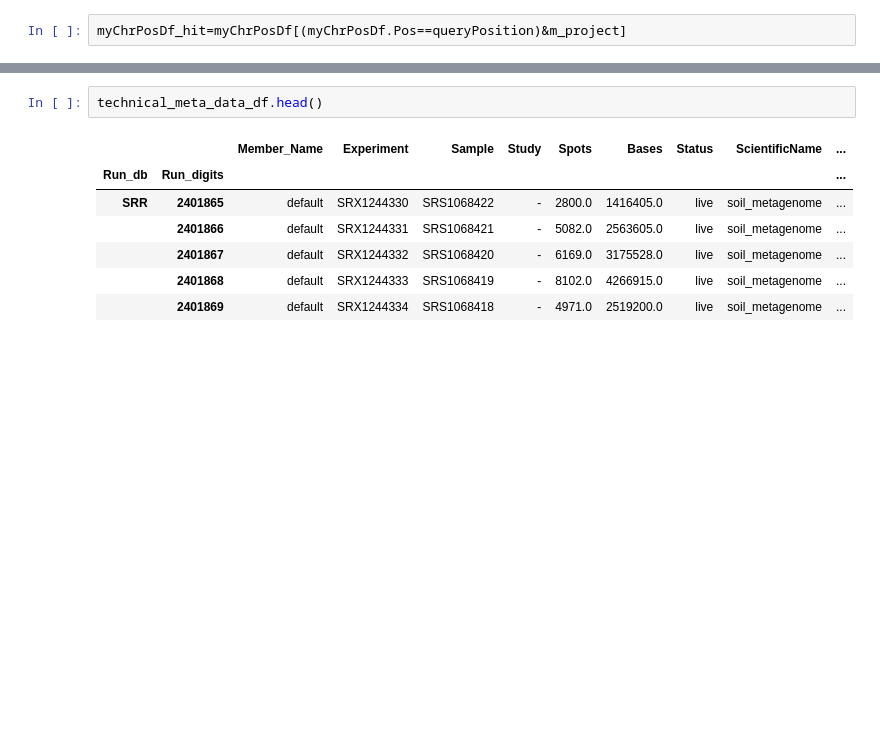
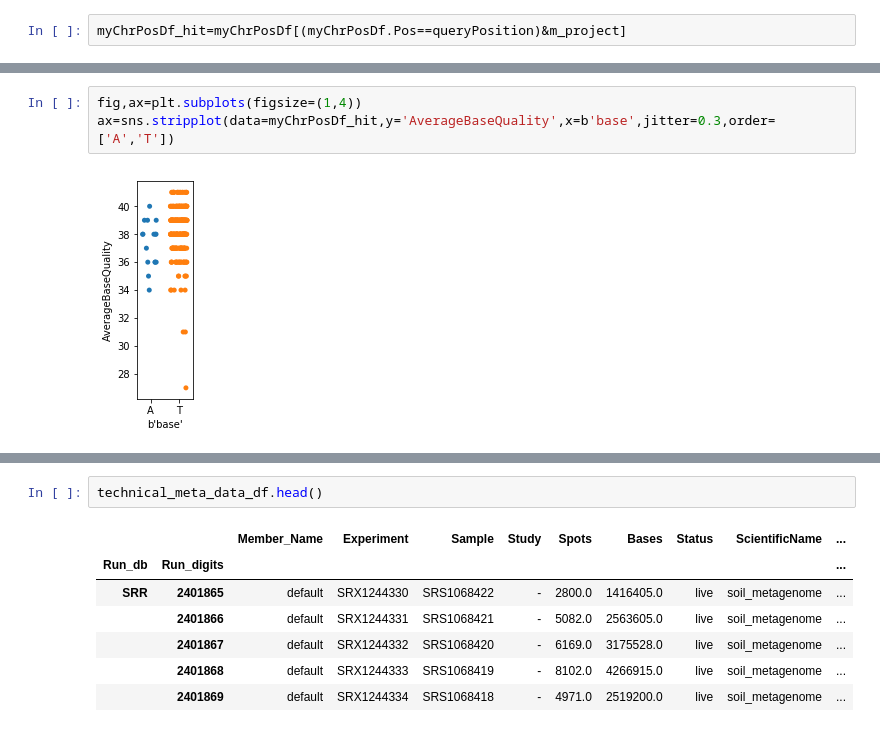
Before and after one commit to brianyiktaktsui/Skymap, a Jupyter notebook: Analysis/SingleCellLeukemia.ipynb, the cells around one changed output, grey strips where cells are left out. Drawn from its saved outputs; the diff is of its cells as text; blank space fills up the shorter version.

```diff
--- a/Analysis/SingleCellLeukemia.ipynb
+++ b/Analysis/SingleCellLeukemia.ipynb
@@ -198,0 +231,5 @@ myChrPosDf_hit=myChrPosDf[(myChrPosDf.Pos==queryPosition)&m_project]
+# %%
+fig,ax=plt.subplots(figsize=(1,4))
+ax=sns.stripplot(data=myChrPosDf_hit,y='AverageBaseQuality',x=b'base',jitter=0.3,order=['A','T'])
+# %% [output]
+[figure, added]
```
Also changed, not shown: parts of 12 cells of this notebook, 14 other files.
